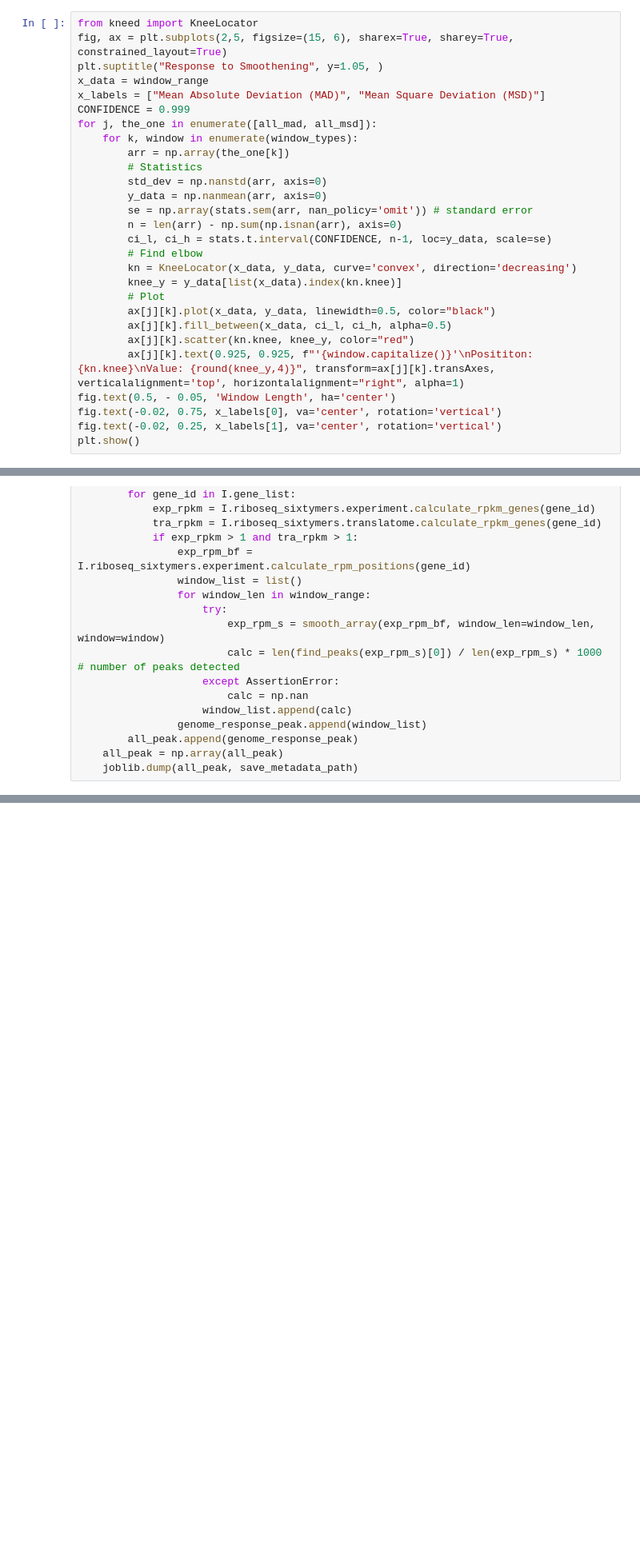
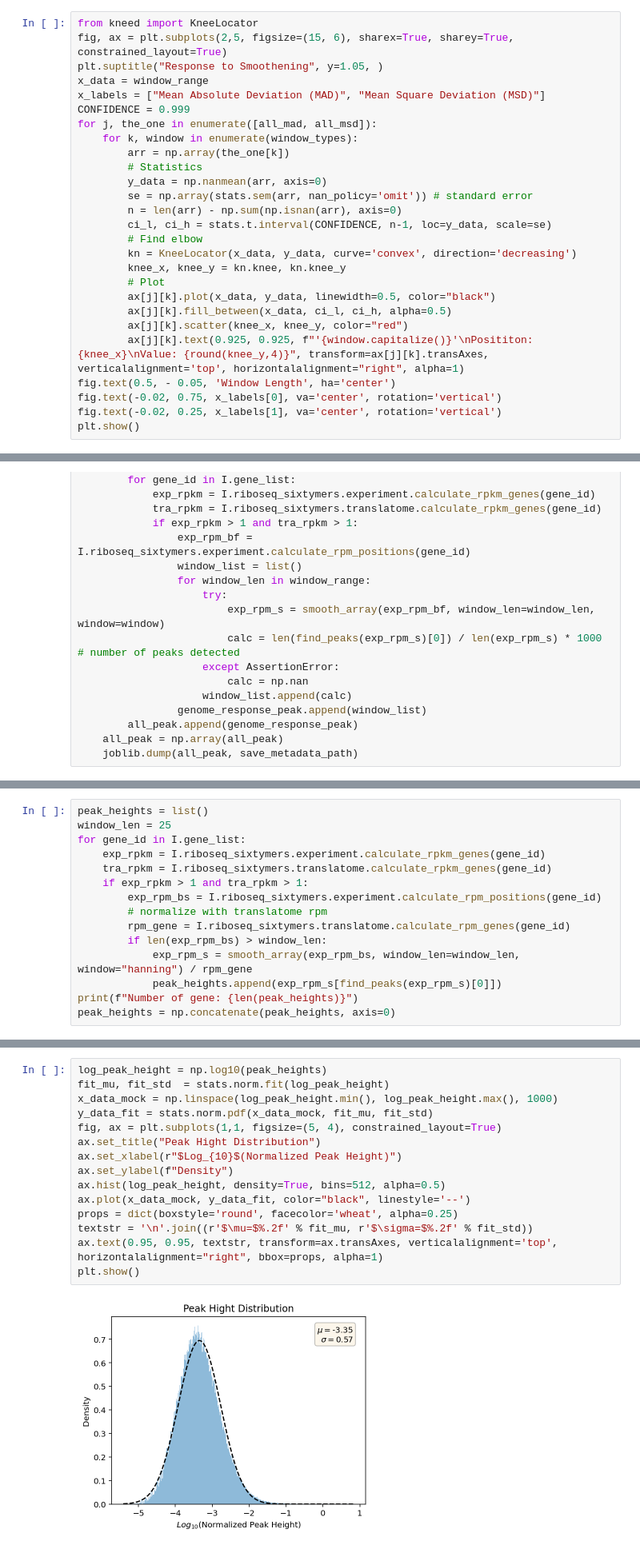
Before and after one commit to inecik/RiboSeqAnalysis, a Jupyter notebook: jupyter_server/ribosome_stalling_sites.ipynb, the cells around one changed output, grey strips where cells are left out. Shown at 80% size. Drawn from its saved outputs; the diff is of its cells as text; blank space fills up the shorter version.

Commit message:
Jupyter peak detections

```diff
--- a/jupyter_server/ribosome_stalling_sites.ipynb
+++ b/jupyter_server/ribosome_stalling_sites.ipynb
@@ -154,19 +154,18 @@ for j, the_one in enumerate([all_mad, all_msd]):
     for k, window in enumerate(window_types):
         arr = np.array(the_one[k])
         # Statistics
-        std_dev = np.nanstd(arr, axis=0)
         y_data = np.nanmean(arr, axis=0)
         se = np.array(stats.sem(arr, nan_policy='omit')) # standard error
         n = len(arr) - np.sum(np.isnan(arr), axis=0)
         ci_l, ci_h = stats.t.interval(CONFIDENCE, n-1, loc=y_data, scale=se)
         # Find elbow
         kn = KneeLocator(x_data, y_data, curve='convex', direction='decreasing')
-        knee_y = y_data[list(x_data).index(kn.knee)]
+        knee_x, knee_y = kn.knee, kn.knee_y
         # Plot
         ax[j][k].plot(x_data, y_data, linewidth=0.5, color="black")
         ax[j][k].fill_between(x_data, ci_l, ci_h, alpha=0.5)
-        ax[j][k].scatter(kn.knee, knee_y, color="red")
-        ax[j][k].text(0.925, 0.925, f"'{window.capitalize()}'\nPosititon: {kn.knee}\nValue: {round(knee_y,4)}", transform=ax[j][k].transAxes, verticalalignment='top', horizontalalignment="right", alpha=1)
+        ax[j][k].scatter(knee_x, knee_y, color="red")
+        ax[j][k].text(0.925, 0.925, f"'{window.capitalize()}'\nPosititon: {knee_x}\nValue: {round(knee_y,4)}", transform=ax[j][k].transAxes, verticalalignment='top', horizontalalignment="right", alpha=1)
 fig.text(0.5, - 0.05, 'Window Length', ha='center')
 fig.text(-0.02, 0.75, x_labels[0], va='center', rotation='vertical')
 fig.text(-0.02, 0.25, x_labels[1], va='center', rotation='vertical')
@@ -245,0 +246,15 @@ This means, 'hanning' smoothing with window length 25 will be the choice. I only
+# %%
+peak_heights = list()
+window_len = 25
+for gene_id in I.gene_list:
+    exp_rpkm = I.riboseq_sixtymers.experiment.calculate_rpkm_genes(gene_id)
+    tra_rpkm = I.riboseq_sixtymers.translatome.calculate_rpkm_genes(gene_id)
+    if exp_rpkm > 1 and tra_rpkm > 1:
+        exp_rpm_bs = I.riboseq_sixtymers.experiment.calculate_rpm_positions(gene_id)
+        # normalize with translatome rpm
+        rpm_gene = I.riboseq_sixtymers.translatome.calculate_rpm_genes(gene_id)
+        if len(exp_rpm_bs) > window_len:
+            exp_rpm_s = smooth_array(exp_rpm_bs, window_len=window_len, window="hanning") / rpm_gene
+            peak_heights.append(exp_rpm_s[find_peaks(exp_rpm_s)[0]])
+print(f"Number of gene: {len(peak_heights)}")
+peak_heights = np.concatenate(peak_heights, axis=0)
@@ -245,0 +263,17 @@ This means, 'hanning' smoothing with window length 25 will be the choice. I only
+# %%
+log_peak_height = np.log10(peak_heights)
+fit_mu, fit_std  = stats.norm.fit(log_peak_height)
+x_data_mock = np.linspace(log_peak_height.min(), log_peak_height.max(), 1000)
+y_data_fit = stats.norm.pdf(x_data_mock, fit_mu, fit_std)
+fig, ax = plt.subplots(1,1, figsize=(5, 4), constrained_layout=True)
+ax.set_title("Peak Hight Distribution")
+ax.set_xlabel(r"$Log_{10}$(Normalized Peak Height)")
+ax.set_ylabel(f"Density")
+ax.hist(log_peak_height, density=True, bins=512, alpha=0.5)
+ax.plot(x_data_mock, y_data_fit, color="black", linestyle='--')
+props = dict(boxstyle='round', facecolor='wheat', alpha=0.25)
+textstr = '\n'.join((r'$\mu=$%.2f' % fit_mu, r'$\sigma=$%.2f' % fit_std))
+ax.text(0.95, 0.95, textstr, transform=ax.transAxes, verticalalignment='top', horizontalalignment="right", bbox=props, alpha=1)
+plt.show()
+# %% [output]
+[figure, added]
```
Also changed, not shown: parts of 35 cells of this notebook, 1 other file.
